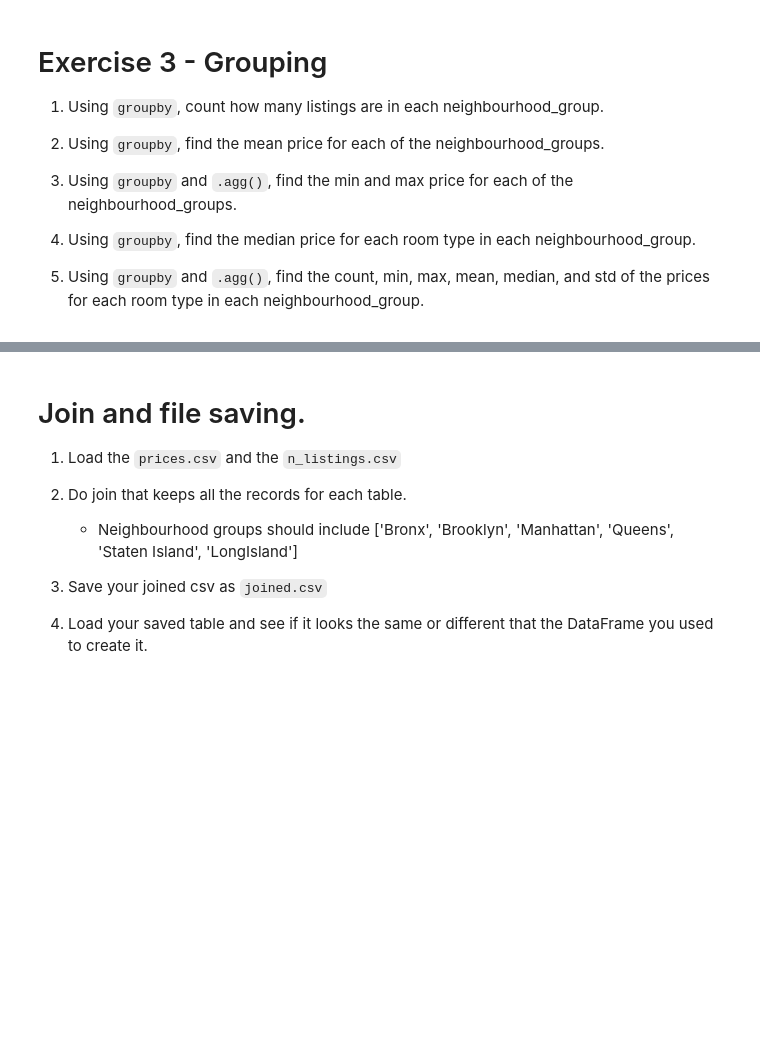
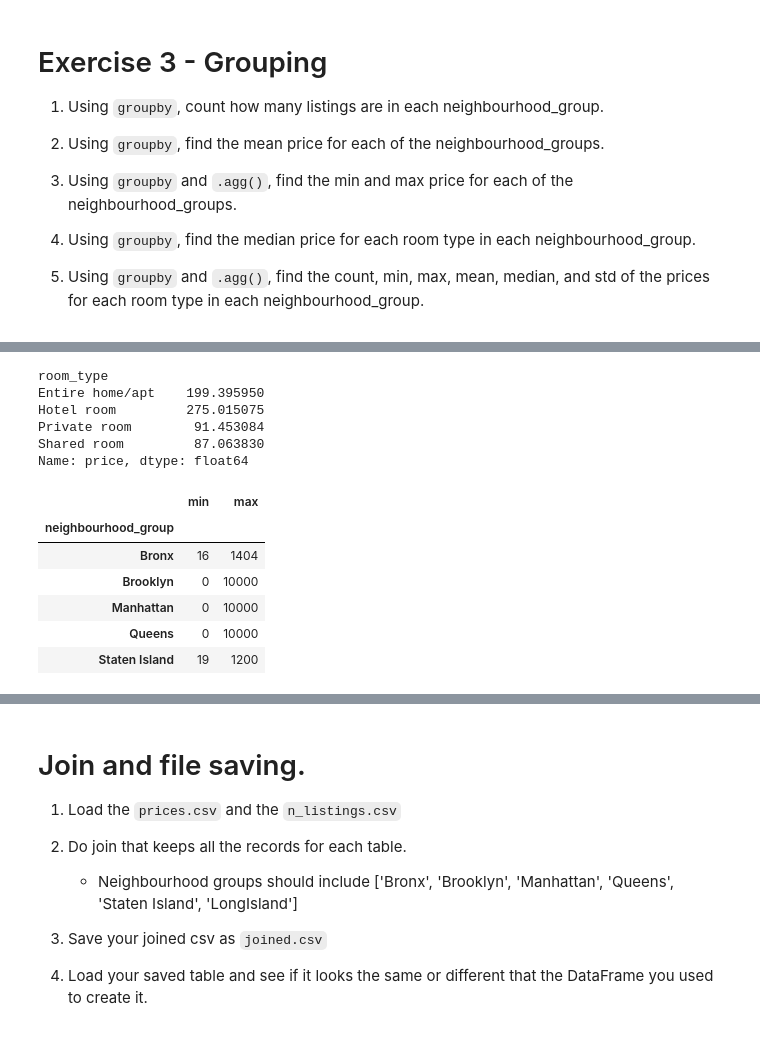
Before and after one commit to ndxnode/my-fork-2023-fall-data-science, a Jupyter notebook: Week-01-Pandas/Exercise-AW.ipynb, the cells around one changed output, grey strips where cells are left out. Saved outputs shown, nothing was run; the diff lists cells and outputs as text; code cells hidden in the pictures; blank space fills up the shorter version.

```diff
--- a/Week-01-Pandas/Exercise-AW.ipynb
+++ b/Week-01-Pandas/Exercise-AW.ipynb
@@ -73,3 +147,6 @@ Return the following subsets of the dataframe.
 5. Using `groupby` and `.agg()`, find the count, min, max, mean, median, and std of the prices for each room type in each neighbourhood_group.
 # %%
 # 1. Using `groupby`, count how many listings are in each neighbourhood_group.
+
+gb = listings.groupby('neighbourhood_group')
+gb['neighbourhood_group'].value_counts()
@@ -78,6 +173,25 @@ Return the following subsets of the dataframe.
 # %%
 # 2.5. Using `groupby`, find the mean price for each room_type.
+gb_room_type = listings.groupby('room_type')
+gb_room_type['price'].mean()
+# %% [output]
+room_type
+Entire home/apt    199.395950
+Hotel room         275.015075
+Private room        91.453084
+Shared room         87.063830
+Name: price, dtype: float64
 # %%
 # 3. Using `groupby` and `.agg()`, find the min and max price for each of the neighbourhood_groups.
+
+gb['price'].agg( ['min','max'])
+# %% [output]
+|  | min | max |
+| neighbourhood_group |  |  |
+| Bronx | 16 | 1404 |
+| Brooklyn | 0 | 10000 |
+| Manhattan | 0 | 10000 |
+| Queens | 0 | 10000 |
+| Staten Island | 19 | 1200 |
 # %%
 # 4. Using `groupby`, find the mean price for each room_type in each neighbourhood_group.
```
Also changed, not shown: parts of 14 cells of this notebook.
